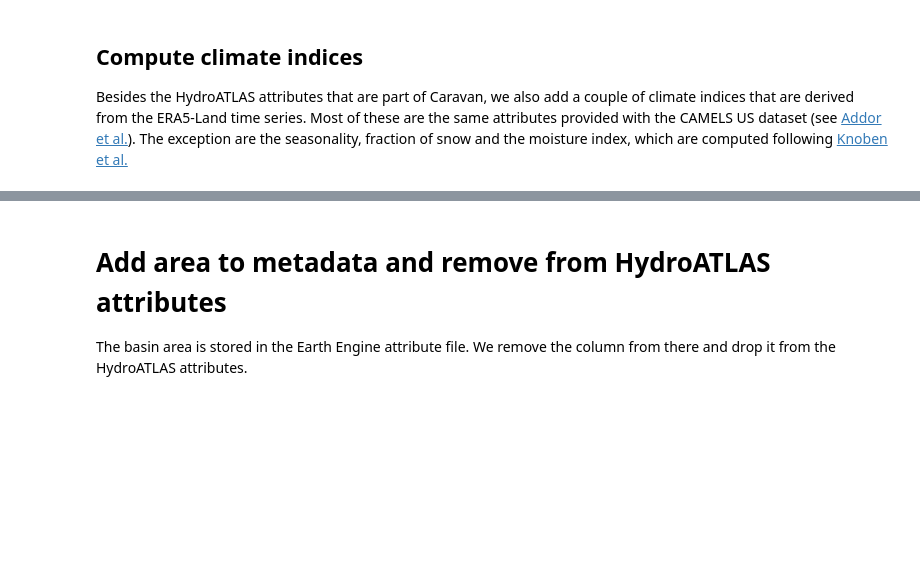
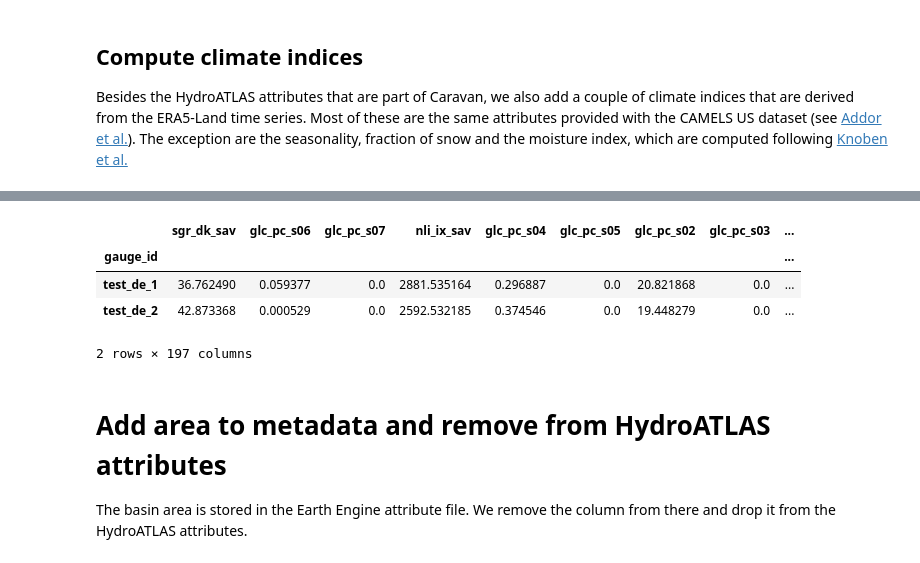
Before and after one commit to Ash-Manoj/Caravan_local, a Jupyter notebook: code/Caravan_part2_local_postprocessing.ipynb, the cells around one changed output, grey strips where cells are left out. Drawn from its saved outputs; the diff is of its cells as text; code cells hidden in the pictures; blank space fills up the shorter version.

```diff
--- a/code/Caravan_part2_local_postprocessing.ipynb
+++ b/code/Caravan_part2_local_postprocessing.ipynb
@@ -540,3 +545,11 @@ df_metadata
+# %%
+df_hydroatlas
+# %% [output]
+|  | sgr_dk_sav | glc_pc_s06 | glc_pc_s07 | nli_ix_sav | glc_pc_s04 | glc_pc_s05 | glc_pc_s02 | glc_pc_s03 | ... |
+| gauge_id |  |  |  |  |  |  |  |  | ... |
+| test_de_1 | 36.762490 | 0.059377 | 0.0 | 2881.535164 | 0.296887 | 0.0 | 20.821868 | 0.0 | ... |
+| test_de_2 | 42.873368 | 0.000529 | 0.0 | 2592.532185 | 0.374546 | 0.0 | 19.448279 | 0.0 | ... |
+2 rows × 197 columns
 # %% [markdown]
 # Add area to metadata and remove from HydroATLAS attributes
 
```
Also changed, not shown: parts of 13 cells of this notebook, 11 other files.
